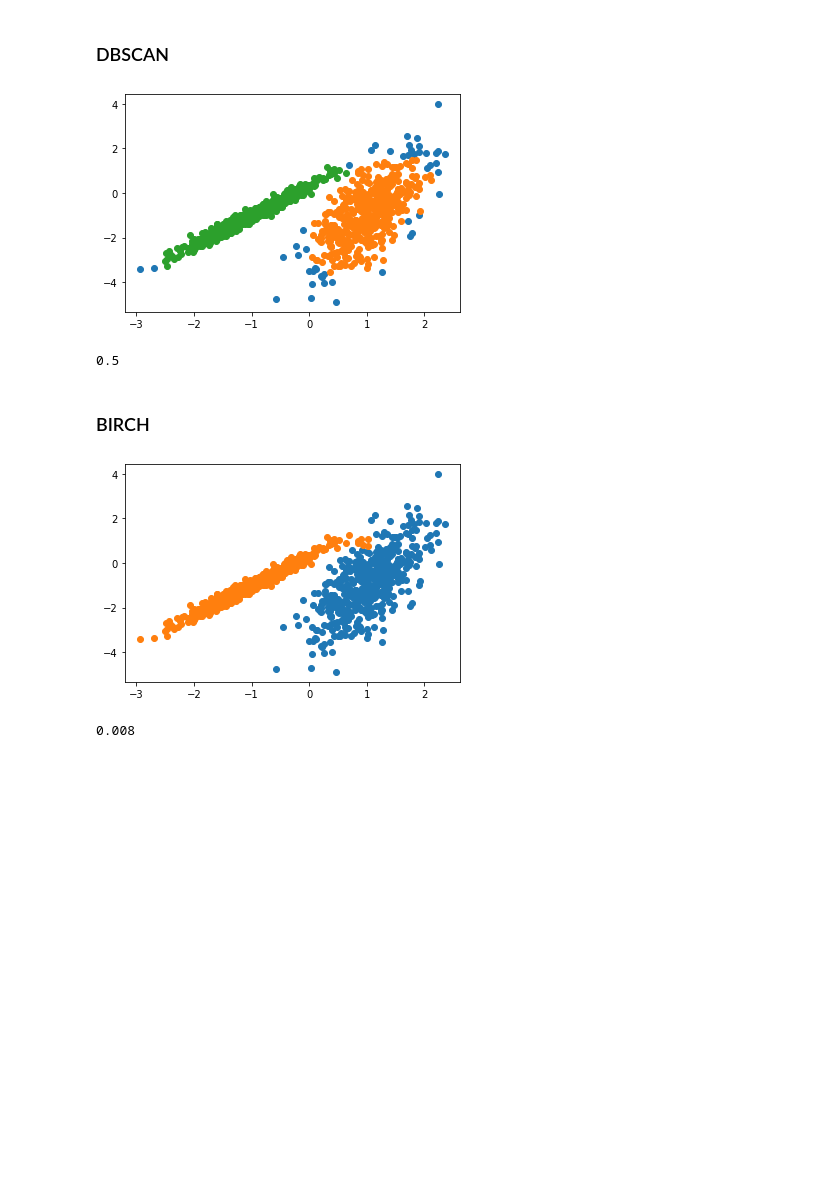
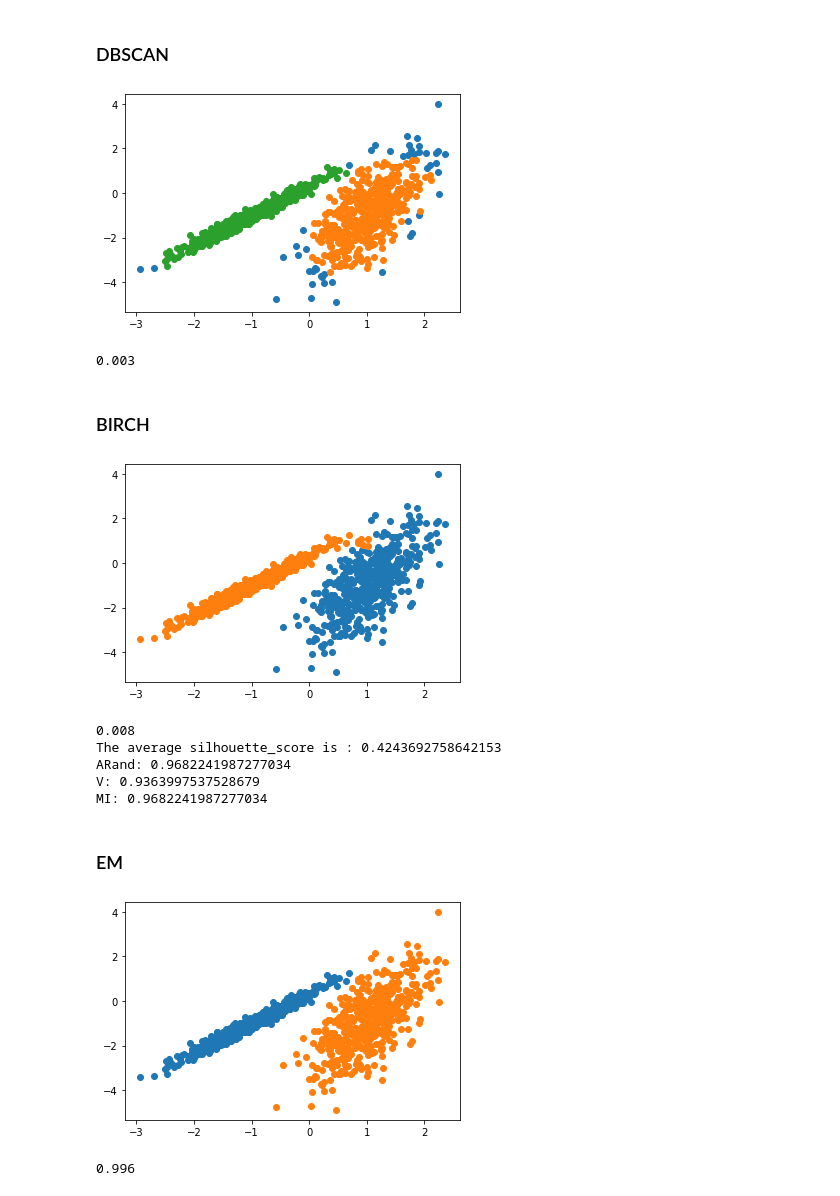
Before and after one commit to Nataliia-Shap/SofPR, a Jupyter notebook: Пример_5_2.ipynb, the cells around one changed output. Saved outputs shown, nothing was run; the diff lists cells and outputs as text; code cells hidden in the pictures; blank space fills up the shorter version.

```diff
--- a/Пример_5_2.ipynb
+++ b/Пример_5_2.ipynb
@@ -48,6 +64,14 @@ from sklearn_extra.cluster import KMedoids
 kmedoid = KMedoids(n_clusters=2, random_state=0).fit(X)
 #Використаємо навчений класифікатор
 km_predict=kmedoid.predict(X)
+# create scatter plot for samples from each class
+for class_value in range(2):
+	# get row indexes for samples with this class
+	row_ix = where(km_predict == class_value)
+	# create scatter of these samples
+	pyplot.scatter(X[row_ix, 0], X[row_ix, 1])
+# show the plot
+pyplot.show()
 a_km = accuracy_score(y, km_predict)
 print(a_km)
 # %% [output]
@@ -135,11 +163,11 @@ for cluster in clusters:
 	row_ix = where(Label == cluster)
 	pyplot.scatter(X[row_ix, 0], X[row_ix, 1])
 pyplot.show()
-a_ac = accuracy_score(y, D_predict)
+a_ac = accuracy_score(y, Label)
 print(a_ac)
 # %% [output]
 [figure]
-0.5
+0.003
 # %% [markdown]
 ### BIRCH
 # %%
@@ -154,6 +182,40 @@ for cluster in clusters:
 pyplot.show()
 a_ac = accuracy_score(y, Label)
 print(a_ac)
+silhouette_avg = silhouette_score(X, Label)
+print("The average silhouette_score is :", silhouette_avg)
+ad=adjusted_rand_score(y,Label)
+print("ARand:", ad)
+v_measure_score
+v=v_measure_score(y,Label)
+print("V:", v)
+v=adjusted_mutual_info_score(y,Label)
+print("MI:", ad)
 # %% [output]
 [figure]
 0.008
+The average silhouette_score is : 0.4243692758642153
+ARand: 0.9682241987277034
+V: 0.9363997537528679
+MI: 0.9682241987277034
+# %% [markdown]
+### EM
+# %%
+from numpy import hstack
+from numpy.random import normal
+from sklearn.mixture import GaussianMixture
+model = GaussianMixture(n_components=2).fit(X)
+Label=model.predict(X)
+# create scatter plot for samples from each class
+for class_value in range(2):
+	# get row indexes for samples with this class
+	row_ix = where(Label == class_value)
+	# create scatter of these samples
+	pyplot.scatter(X[row_ix, 0], X[row_ix, 1])
+# show the plot
+pyplot.show()
+a_ac = accuracy_score(y, Label)
+print(a_ac)
+# %% [output]
+[figure, added]
+0.996
```
Also changed, not shown: parts of 5 cells of this notebook.
